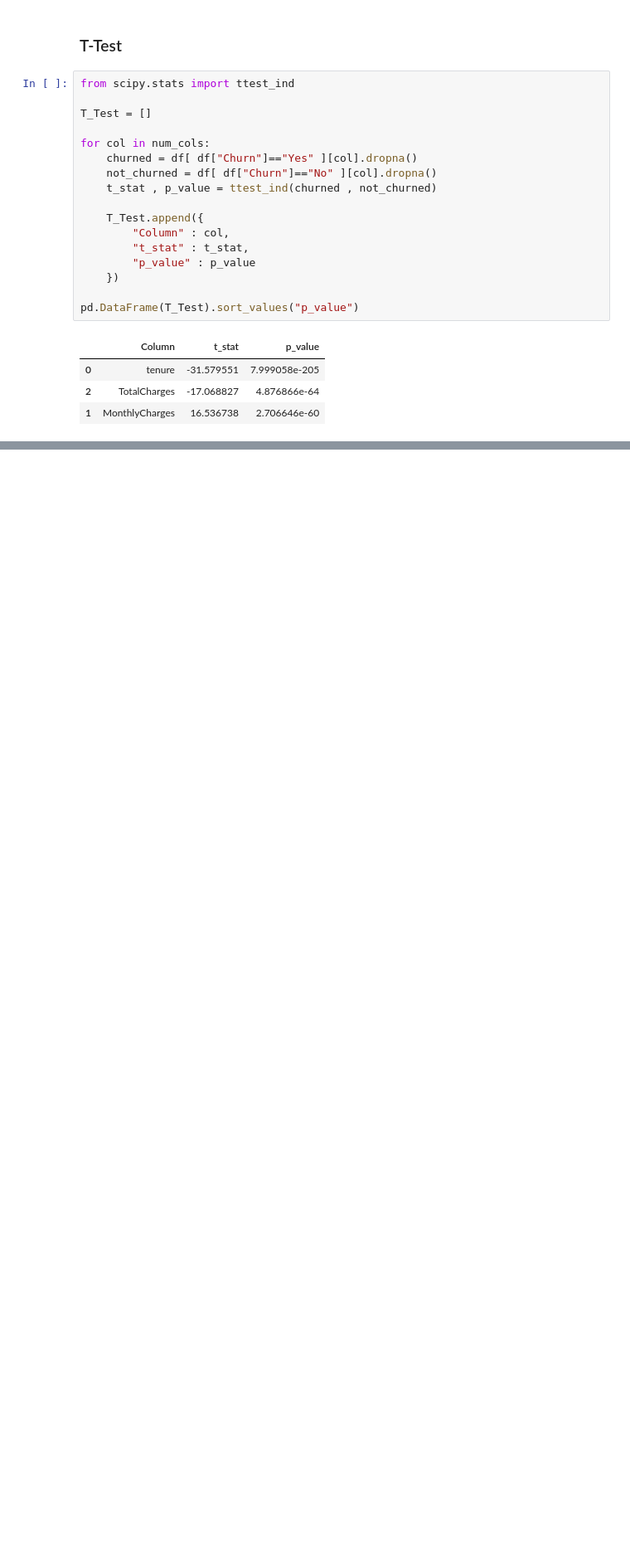
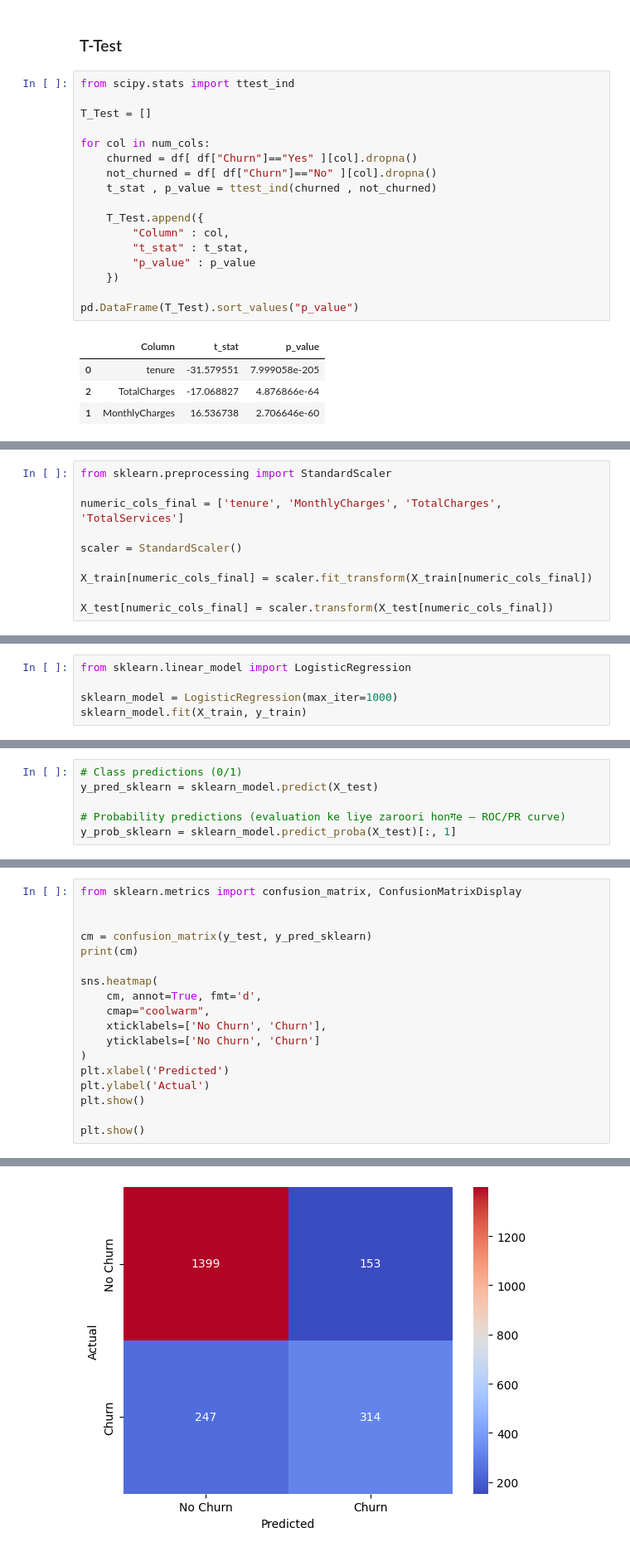
Before and after one commit to Itz-Me-Sumit/Data-Science, a Jupyter notebook: 7_Machine_Learning/3_Logistic_Regression/project/Teleco Customer Churn.ipynb, the cells around one changed output, grey strips where cells are left out. Shown at 83% size. Drawn from its saved outputs; the diff is of its cells as text; blank space fills up the shorter version.

```diff
--- a/7_Machine_Learning/3_Logistic_Regression/project/Teleco Customer Churn.ipynb
+++ b/7_Machine_Learning/3_Logistic_Regression/project/Teleco Customer Churn.ipynb
@@ -191,0 +464,10 @@ pd.DataFrame(T_Test).sort_values("p_value")
+# %%
+from sklearn.preprocessing import StandardScaler
+
+numeric_cols_final = ['tenure', 'MonthlyCharges', 'TotalCharges', 'TotalServices']
+
+scaler = StandardScaler()
+
+X_train[numeric_cols_final] = scaler.fit_transform(X_train[numeric_cols_final])
+
+X_test[numeric_cols_final] = scaler.transform(X_test[numeric_cols_final])
@@ -191,0 +583,5 @@ pd.DataFrame(T_Test).sort_values("p_value")
+# %%
+from sklearn.linear_model import LogisticRegression
+
+sklearn_model = LogisticRegression(max_iter=1000)
+sklearn_model.fit(X_train, y_train)
@@ -191,0 +604,6 @@ pd.DataFrame(T_Test).sort_values("p_value")
+# %%
+# Class predictions (0/1)
+y_pred_sklearn = sklearn_model.predict(X_test)
+
+# Probability predictions (evaluation ke liye zaroori honगе — ROC/PR curve)
+y_prob_sklearn = sklearn_model.predict_proba(X_test)[:, 1]
@@ -191,0 +657,19 @@ pd.DataFrame(T_Test).sort_values("p_value")
+# %%
+from sklearn.metrics import confusion_matrix, ConfusionMatrixDisplay
+
+
+cm = confusion_matrix(y_test, y_pred_sklearn)
+print(cm)
+
+sns.heatmap(
+    cm, annot=True, fmt='d',
+    cmap="coolwarm",
+    xticklabels=['No Churn', 'Churn'],
+    yticklabels=['No Churn', 'Churn']
+)
+plt.xlabel('Predicted')
+plt.ylabel('Actual')
+plt.show()
+
+plt.show()
+# %% [output]
@@ -191,0 +678 @@ pd.DataFrame(T_Test).sort_values("p_value")
+[figure, added]
```
Also changed, not shown: parts of 76 cells of this notebook.
